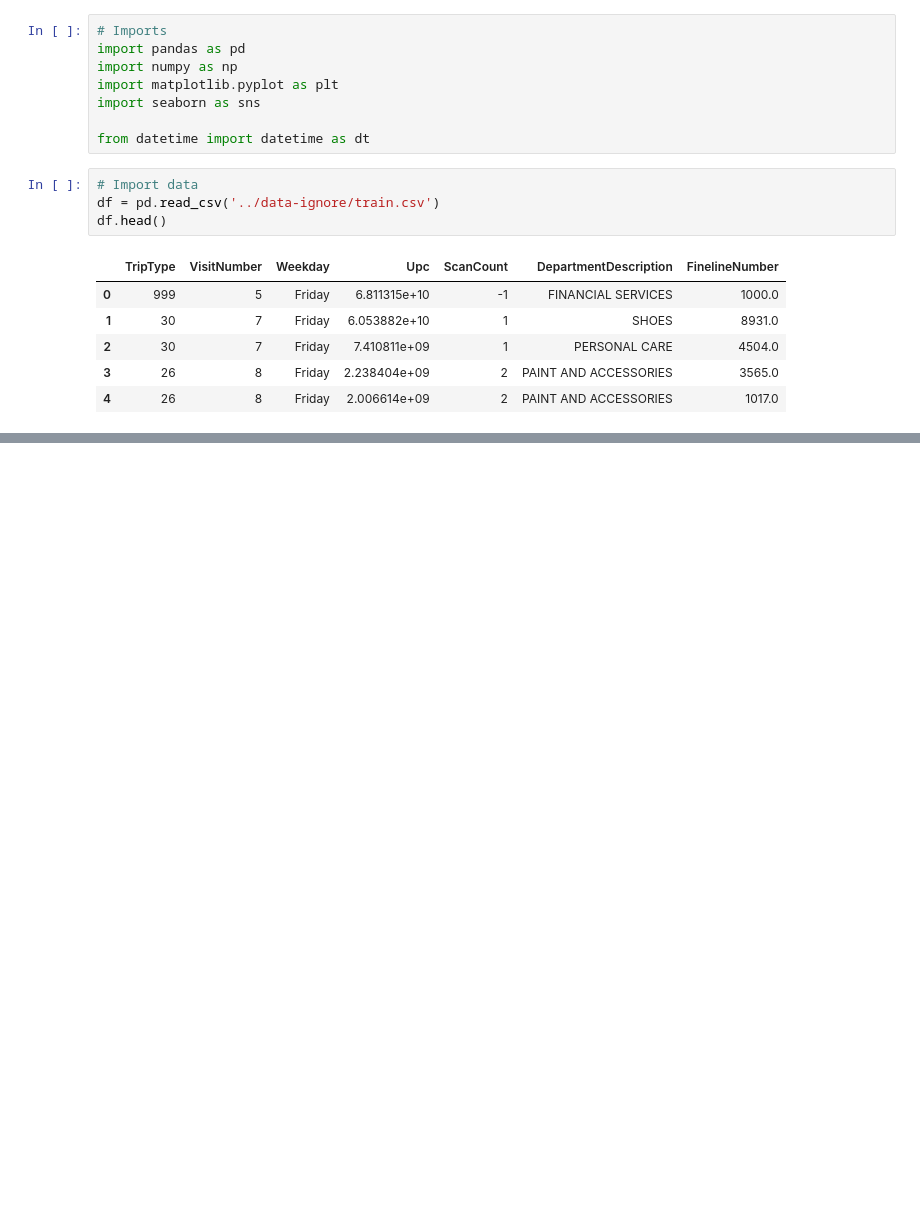
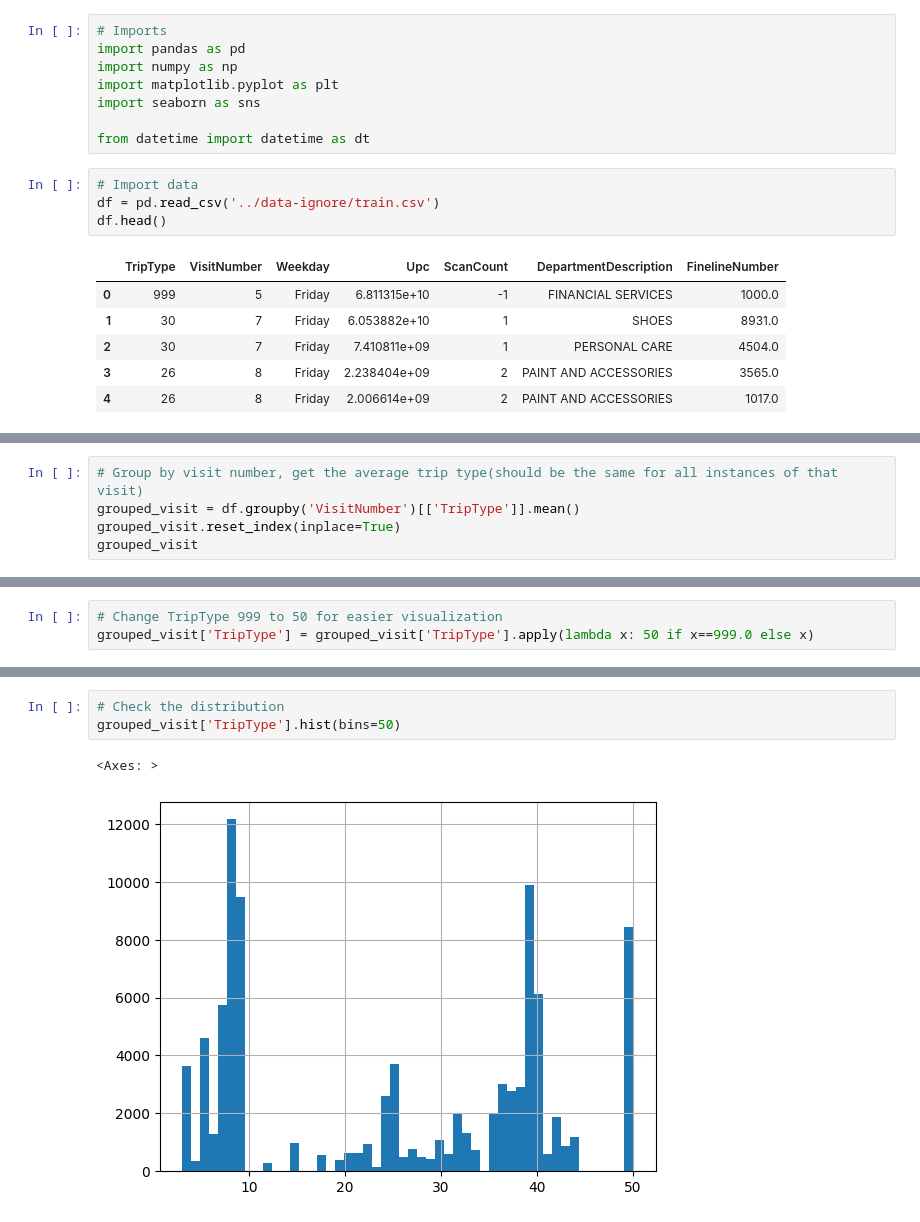
Before and after one commit to annahanslc/walmart-trip-type, a Jupyter notebook: eda/eda1.ipynb, the cells around one changed output, grey strips where cells are left out. Saved outputs shown, nothing was run; the diff lists cells and outputs as text; blank space fills up the shorter version.

```diff
--- a/eda/eda1.ipynb
+++ b/eda/eda1.ipynb
@@ -21,0 +69,5 @@ df.head()
+# %%
+# Group by visit number, get the average trip type(should be the same for all instances of that visit)
+grouped_visit = df.groupby('VisitNumber')[['TripType']].mean()
+grouped_visit.reset_index(inplace=True)
+grouped_visit
@@ -21,0 +93,3 @@ df.head()
+# %%
+# Change TripType 999 to 50 for easier visualization
+grouped_visit['TripType'] = grouped_visit['TripType'].apply(lambda x: 50 if x==999.0 else x)
@@ -21,0 +119,6 @@ df.head()
+# %%
+# Check the distribution
+grouped_visit['TripType'].hist(bins=50)
+# %% [output]
+<Axes: >
+[figure, added]
```
Also changed, not shown: parts of 25 cells of this notebook.
